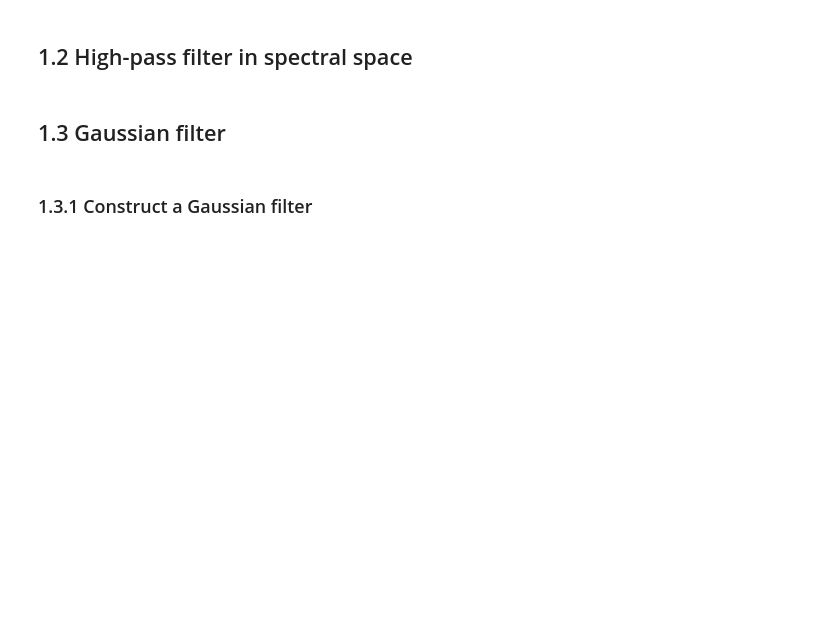
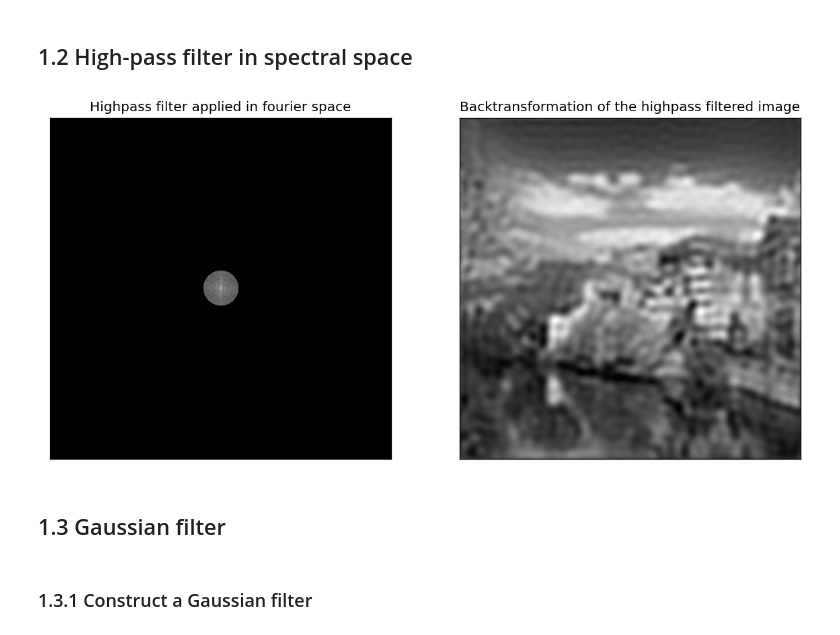
Before and after one commit to prs-eth/Bildverarbeitung, a Jupyter notebook: fourier.ipynb, the cells around one changed output. Saved outputs shown, nothing was run; the diff lists cells and outputs as text; code cells hidden in the pictures; blank space fills up the shorter version.

```diff
--- a/fourier.ipynb
+++ b/fourier.ipynb
@@ -39,38 +43,44 @@ if PLOT_RESULTS:   #plot_results:
 # TODO
 def highpass_filter(img_size, radius):
     ''' Returns a highpass filter.
     input:
         img_size: length of the filter
-        redius: radius of the circular aperture
+        radius: radius of the circular aperture
     output:
         highpass: a filter of size(img_size, img_size) with values zero and one
     '''
+    center = (img_size - 1)/2
     highpass = np.zeros((img_size, img_size))
-    highpass = ...
+    for i in range(img_size):
+        for j in range(img_size):
+            if ((i - center)**2+(j - center)**2)**0.5 < radius:
+                highpass[i][j] = 1
     return highpass
 
 # TODO
 #   step 2: apply filter (with radius 30) to the spectrum
 highpass = highpass_filter(img_size, radius=RADIUS)
-img_highpass = ...
+img_highpass = np.where(highpass == 1, FT_img_log_centered, 0)
 
 
 # TODO
 #   step 3: transform the spectrum back to image space
-img_filtered = ...
+img_filtered = fft.ifft2(img_highpass)
 
 if PLOT_RESULTS:   #plot_results:
     plt.figure(figsize=(12, 12),dpi=DPI)
     plt.subplot(121)
     plt.xticks([]), plt.yticks([])
     plt.imshow(np.abs(img_highpass)**0.15, cmap = 'gray')   # Potenz dient der Kontrastanpassung
     plt.title('Highpass filter applied in fourier space')
 
     plt.subplot(122)
     plt.xticks([]), plt.yticks([])
-    plt.imshow((img_filtered), cmap=plt.cm.gray)
+    plt.imshow(abs(img_filtered), cmap=plt.cm.gray)
     plt.title('Backtransformation of the highpass filtered image')
     plt.show()
+# %% [output]
+[figure, added]
 # %% [markdown]
 ## 1.3 Gaussian filter
 # %% [markdown]
```
Also changed, not shown: parts of 9 cells of this notebook.
